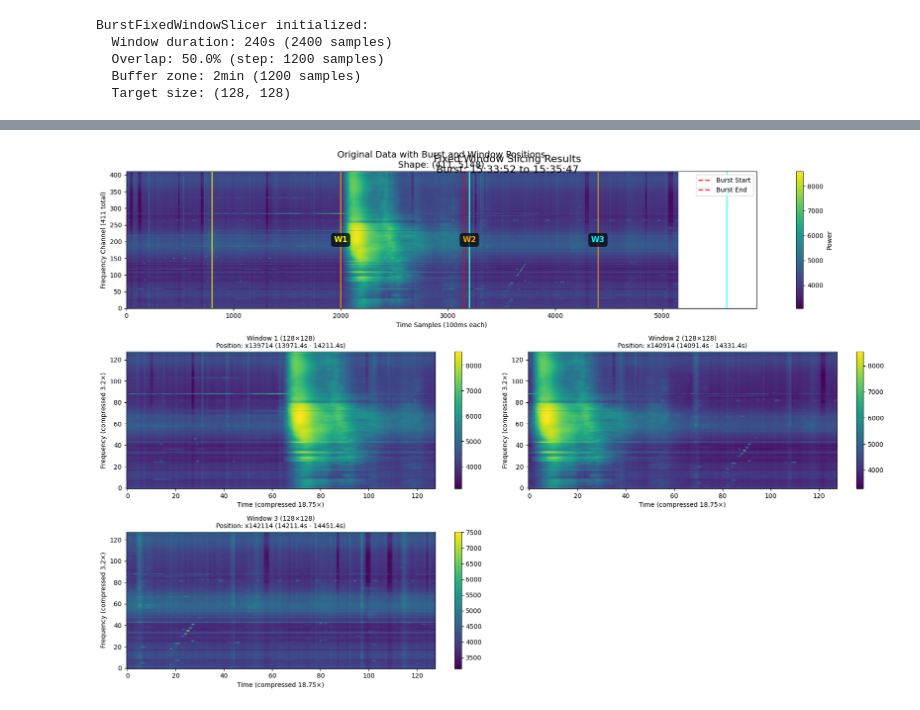
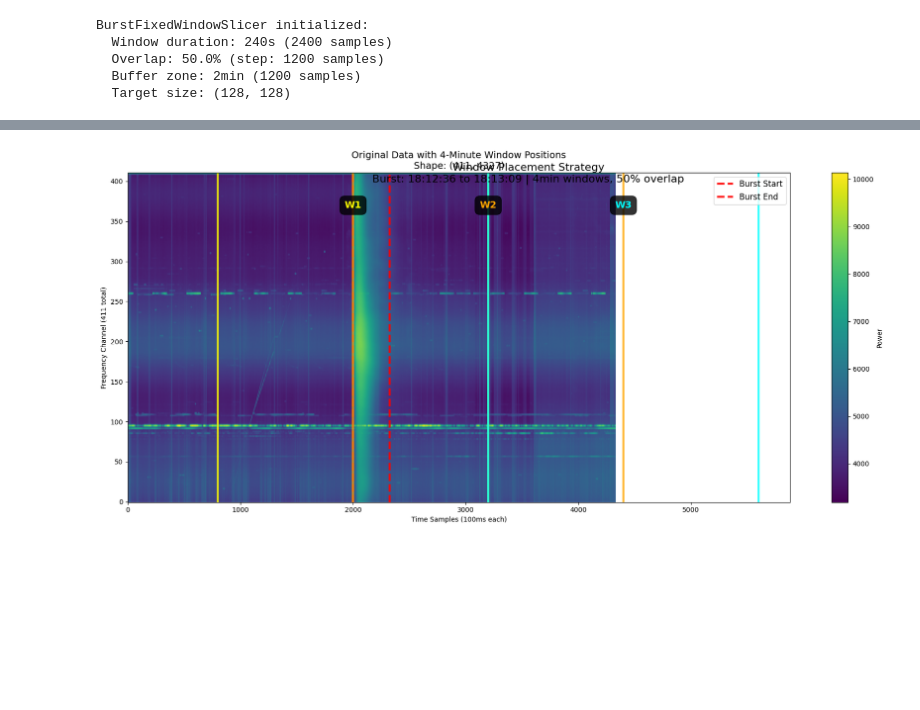
Before and after one commit to Kasper-Heliophysics-MDP/TransferLearning_CNN, a Jupyter notebook: radburst_tl/data_preprocessing_new/slicing_new.ipynb, the cells around one changed output, grey strips where cells are left out. Cells and saved outputs as stored; diff of their text form; code cells hidden in the pictures; blank space fills up the shorter version.

Commit message:
try denoise method

```diff
--- a/radburst_tl/data_preprocessing_new/slicing_new.ipynb
+++ b/radburst_tl/data_preprocessing_new/slicing_new.ipynb
@@ -31,12 +31,12 @@ print("✅ Imports successful!")
 ## 1. Setup and Configuration
 # %%
 # Configuration
-CSV_FILE_PATH = '/Users/remiliascarlet/Desktop/MDP/transfer_learning/burst_data/csv/original/240725113837-Skyline High School.csv'
+CSV_FILE_PATH = '/Users/remiliascarlet/Desktop/MDP/transfer_learning/burst_data/csv/original/240728145301-Skyline High School.csv'
 SAVE_DIR = '/Users/remiliascarlet/Desktop/MDP/transfer_learning/burst_data/csv/saved_window_128'
 
 # Burst timing (replace with your actual burst times)
-BURST_START_TIME = '15:33:52'  # Replace with actual onset time
-BURST_END_TIME = '15:35:47'    # Replace with actual offset time
+BURST_START_TIME = '18:12:36'  # Replace with actual onset time
+BURST_END_TIME = '18:13:09'    # Replace with actual offset time
 
 print(f"Source file: {os.path.basename(CSV_FILE_PATH)}")
 print(f"Burst time: {BURST_START_TIME} to {BURST_END_TIME}")
@@ -65,7 +65,9 @@ result = slicer.slice_burst_with_fixed_windows(
     burst_start_time=BURST_START_TIME,
     burst_end_time=BURST_END_TIME,
     save_dir=SAVE_DIR,
-    apply_denoising=True
+    apply_denoising=True,
+    burst_type=3,
+    cleaning_method="fast"
 )
 
 print(f"\n📊 Results Summary:")
@@ -105,8 +107,11 @@ Low variance rows: [  3   4   5   6 124 146 147 149 150 151 152 153 177 270 271
 # %%
-# Load original data for comparison
-print("Loading original data for visualization...")
-processed_data, times, raw_data = slicer.load_and_preprocess_csv(CSV_FILE_PATH, apply_denoising=True)
-transposed_data = slicer.transpose_data(processed_data)
+# Load original data for window position visualization
+print("Loading original data for window position visualization...")
+original_data, times, raw_data = slicer.load_and_preprocess_csv(
+    CSV_FILE_PATH,
+    apply_denoising=False  # Show original data to see window placement
+)
+transposed_original = slicer.transpose_data(original_data)
 
 # Get burst indices
 start_idx, end_idx = time_to_column_indices(times, BURST_START_TIME, BURST_END_TIME)
@@ -114,28 +119,28 @@ start_idx, end_idx = time_to_column_indices(times, BURST_START_TIME, BURST_END_T
 # Extract visualization region (larger area around burst)
 vis_buffer = 2000  # Show 2000 samples (~3.3 minutes) before and after
 vis_start = max(0, start_idx - vis_buffer)
-vis_end = min(transposed_data.shape[1], end_idx + vis_buffer)
-vis_data = transposed_data[:, vis_start:vis_end]
+vis_end = min(transposed_original.shape[1], end_idx + vis_buffer)
+vis_data = transposed_original[:, vis_start:vis_end]
 
-print(f"Original data shape: {transposed_data.shape}")
+print(f"Original data shape: {transposed_original.shape}")
 print(f"Burst region: [{start_idx}, {end_idx}] (duration: {(end_idx-start_idx)*0.1:.1f}s)")
 print(f"Visualization region: [{vis_start}, {vis_end}] (duration: {(vis_end-vis_start)*0.1:.1f}s)")
 
-# Create comprehensive visualization
-fig = plt.figure(figsize=(18, 12))
+# Create window position visualization
+fig = plt.figure(figsize=(18, 8))
 
-# 1. Original data with burst and window positions
-ax1 = plt.subplot(3, 2, (1, 2))  # Top row, spanning 2 columns
+# Show original data with window positions
+ax1 = plt.subplot(1, 1, 1)
 im1 = ax1.imshow(vis_data, aspect='auto', origin='lower', cmap='viridis')
-ax1.set_title(f'Original Data with Burst and Window Positions\nShape: {vis_data.shape}', fontsize=14)
+ax1.set_title(f'Original Data with 4-Minute Window Positions\nShape: {vis_data.shape}', fontsize=14)
 ax1.set_ylabel('Frequency Channel (411 total)')
 ax1.set_xlabel('Time Samples (100ms each)')
 
 # Mark burst boundaries
 burst_start_vis = start_idx - vis_start
 burst_end_vis = end_idx - vis_start
-ax1.axvline(burst_start_vis, color='red', linestyle='--', linewidth=2, alpha=0.8, label='Burst Start')
-ax1.axvline(burst_end_vis, color='red', linestyle='--', linewidth=2, alpha=0.8, label='Burst End')
+ax1.axvline(burst_start_vis, color='red', linestyle='--', linewidth=3, alpha=0.9, label='Burst Start')
+ax1.axvline(burst_end_vis, color='red', linestyle='--', linewidth=3, alpha=0.9, label='Burst End')
 
 # Mark window positions
 colors = ['yellow', 'orange', 'cyan', 'magenta', 'lime']
@@ -146,59 +151,27 @@ for i, pos in enumerate(result['positions']):
 
         # Window boundaries
         color = colors[i % len(colors)]
-        ax1.axvline(window_start_vis, color=color, linestyle='-', linewidth=2, alpha=0.7)
-        ax1.axvline(window_end_vis, color=color, linestyle='-', linewidth=2, alpha=0.7)
+        ax1.axvline(window_start_vis, color=color, linestyle='-', linewidth=3, alpha=0.8)
+        ax1.axvline(window_end_vis, color=color, linestyle='-', linewidth=3, alpha=0.8)
 
         # Window label
-        ax1.text(window_start_vis + slicer.window_samples//2, vis_data.shape[0]//2,
+        ax1.text(window_start_vis + slicer.window_samples//2, vis_data.shape[0]*0.9,
                 f'W{i+1}', ha='center', va='center',
-                color=color, fontweight='bold', fontsize=12,
-                bbox=dict(boxstyle='round,pad=0.3', facecolor='black', alpha=0.7))
+                color=color, fontweight='bold', fontsize=14,
+                bbox=dict(boxstyle='round,pad=0.5', facecolor='black', alpha=0.8))
 
-ax1.legend(loc='upper right')
+ax1.legend(loc='upper right', fontsize=12)
 plt.colorbar(im1, ax=ax1, label='Power')
 
-# 2-5. Show individual generated windows
-windows = result['windows']
-positions = result['positions']
-num_windows = len(windows)
-
-for i in range(min(4, num_windows)):  # Show up to 4 windows
-    ax = plt.subplot(3, 2, i+3)
-    im = ax.imshow(windows[i], aspect='auto', origin='lower', cmap='viridis')
-
-    # Calculate time info
-    start_time_s = positions[i] * 0.1  # Convert to seconds
-    end_time_s = (positions[i] + slicer.window_samples) * 0.1
-
-    ax.set_title(f'Window {i+1} (128×128)\nPosition: x{positions[i]} ({start_time_s:.1f}s - {end_time_s:.1f}s)',
-                fontsize=10)
-    ax.set_xlabel('Time (compressed 18.75×)')
-    ax.set_ylabel('Frequency (compressed 3.2×)')
-    plt.colorbar(im, ax=ax)
-
 plt.tight_layout()
-plt.suptitle(f'Fixed Window Slicing Results\nBurst: {BURST_START_TIME} to {BURST_END_TIME}',
-             fontsize=16, y=0.98)
+plt.suptitle(f'Window Placement Strategy\nBurst: {BURST_START_TIME} to {BURST_END_TIME} | 4min windows, 50% overlap',
+             fontsize=16, y=0.95)
 plt.show()
 
-# Print detailed statistics
-print(f"\n📊 Detailed Analysis:")
-print(f"   Original data: {transposed_data.shape} (freq×time)")
+print(f"\n📊 Window Placement Analysis:")
+print(f"   Original data: {transposed_original.shape} (freq×time)")
 print(f"   Burst duration: {(end_idx-start_idx)*0.1:.1f} seconds")
 print(f"   Window duration: {slicer.window_duration} seconds")
 print(f"   Window overlap: {slicer.overlap_ratio*100}%")
 print(f"   Step size: {slicer.step_samples} samples ({slicer.step_samples*0.1:.1f}s)")
-
-print(f"\n📈 Compression Analysis:")
-print(f"   Time compression: {slicer.window_samples}→128 ({slicer.window_samples/128:.1f}×)")
-print(f"   Frequency compression: 411→128 ({411/128:.1f}×)")
-print(f"   Total compression: {slicer.window_samples*411/(128*128):.1f}× data reduction")
-
-print(f"\n📋 Window Details:")
-for i, (window, pos) in enumerate(zip(windows, positions)):
-    start_time = pos * 0.1
-    end_time = (pos + slicer.window_samples) * 0.1
-    print(f"   Window {i+1}: x{pos} ({start_time:.1f}s-{end_time:.1f}s) | "
-          f"Shape: {window.shape} | Range: [{window.min():.3f}, {window.max():.3f}]")
 # %% [output]
@@ -220 +187 @@ Visualization region: [138914, 144062] (duration: 514.8s)
-[figure, old version]
+[figure, new version]
```
Also changed, not shown: parts of 8 cells of this notebook, 5 other files.
